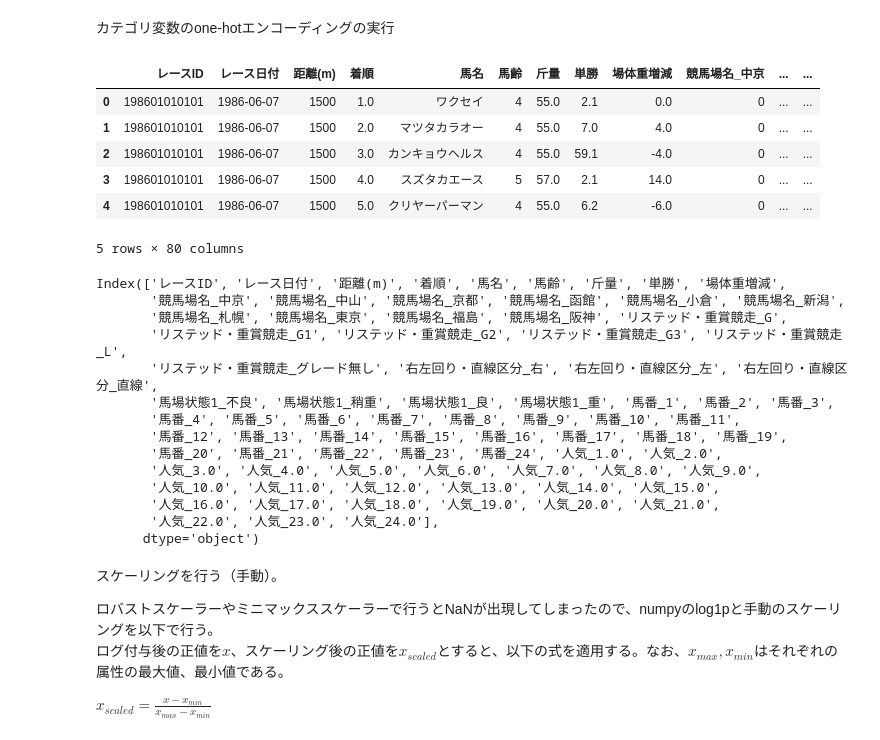
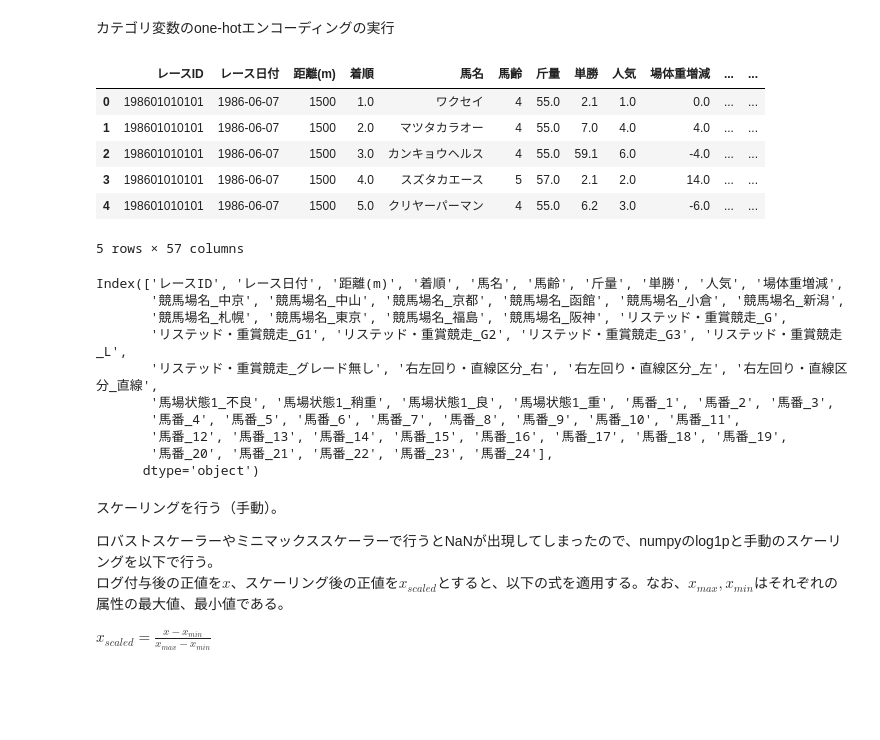
Before and after one commit to HiranoAkihiro/Horse_Racing, a Jupyter notebook: data_preparation.ipynb, the cells around one changed output. Saved outputs shown, nothing was run; the diff lists cells and outputs as text; code cells hidden in the pictures; blank space fills up the shorter version.

```diff
--- a/data_preparation.ipynb
+++ b/data_preparation.ipynb
@@ -199,24 +193,24 @@ See the caveats in the documentation: https://pandas.pydata.org/pandas-docs/stab
 # %% [markdown]
 カテゴリ変数のone-hotエンコーディングの実行
 # %%
-categorical_columns = ['競馬場名', 'リステッド・重賞競走', '右左回り・直線区分', '馬場状態1', '馬番', '人気']
+categorical_columns = ['競馬場名', 'リステッド・重賞競走', '右左回り・直線区分', '馬場状態1', '馬番']
 df_encoded = pd.get_dummies(df_race_result, columns=categorical_columns)
 bool_cols = df_encoded.select_dtypes(include='bool').columns
 df_encoded[bool_cols] = df_encoded[bool_cols].astype(int)
 df_race_result = df_encoded
 df_race_result.head()
 # %% [output]
-|  | レースID | レース日付 | 距離(m) | 着順 | 馬名 | 馬齢 | 斤量 | 単勝 | 場体重増減 | 競馬場名_中京 | ... | ... |
-| 0 | 198601010101 | 1986-06-07 | 1500 | 1.0 | ワクセイ | 4 | 55.0 | 2.1 | 0.0 | 0 | ... | ... |
-| 1 | 198601010101 | 1986-06-07 | 1500 | 2.0 | マツタカラオー | 4 | 55.0 | 7.0 | 4.0 | 0 | ... | ... |
-| 2 | 198601010101 | 1986-06-07 | 1500 | 3.0 | カンキョウヘルス | 4 | 55.0 | 59.1 | -4.0 | 0 | ... | ... |
-| 3 | 198601010101 | 1986-06-07 | 1500 | 4.0 | スズタカエース | 5 | 57.0 | 2.1 | 14.0 | 0 | ... | ... |
-| 4 | 198601010101 | 1986-06-07 | 1500 | 5.0 | クリヤーパーマン | 4 | 55.0 | 6.2 | -6.0 | 0 | ... | ... |
+|  | レースID | レース日付 | 距離(m) | 着順 | 馬名 | 馬齢 | 斤量 | 単勝 | 人気 | 場体重増減 | ... | ... |
+| 0 | 198601010101 | 1986-06-07 | 1500 | 1.0 | ワクセイ | 4 | 55.0 | 2.1 | 1.0 | 0.0 | ... | ... |
+| 1 | 198601010101 | 1986-06-07 | 1500 | 2.0 | マツタカラオー | 4 | 55.0 | 7.0 | 4.0 | 4.0 | ... | ... |
+| 2 | 198601010101 | 1986-06-07 | 1500 | 3.0 | カンキョウヘルス | 4 | 55.0 | 59.1 | 6.0 | -4.0 | ... | ... |
+| 3 | 198601010101 | 1986-06-07 | 1500 | 4.0 | スズタカエース | 5 | 57.0 | 2.1 | 2.0 | 14.0 | ... | ... |
+| 4 | 198601010101 | 1986-06-07 | 1500 | 5.0 | クリヤーパーマン | 4 | 55.0 | 6.2 | 3.0 | -6.0 | ... | ... |
-5 rows × 80 columns
+5 rows × 57 columns
 # %%
 print(df_race_result.columns)
 # %% [output]
-Index(['レースID', 'レース日付', '距離(m)', '着順', '馬名', '馬齢', '斤量', '単勝', '場体重増減',
+Index(['レースID', 'レース日付', '距離(m)', '着順', '馬名', '馬齢', '斤量', '単勝', '人気', '場体重増減',
        '競馬場名_中京', '競馬場名_中山', '競馬場名_京都', '競馬場名_函館', '競馬場名_小倉', '競馬場名_新潟',
        '競馬場名_札幌', '競馬場名_東京', '競馬場名_福島', '競馬場名_阪神', 'リステッド・重賞競走_G',
        'リステッド・重賞競走_G1', 'リステッド・重賞競走_G2', 'リステッド・重賞競走_G3', 'リステッド・重賞競走_L',
@@ -224,11 +218,7 @@ Index(['レースID', 'レース日付', '距離(m)', '着順', '馬名', '馬
        '馬場状態1_不良', '馬場状態1_稍重', '馬場状態1_良', '馬場状態1_重', '馬番_1', '馬番_2', '馬番_3',
        '馬番_4', '馬番_5', '馬番_6', '馬番_7', '馬番_8', '馬番_9', '馬番_10', '馬番_11',
        '馬番_12', '馬番_13', '馬番_14', '馬番_15', '馬番_16', '馬番_17', '馬番_18', '馬番_19',
-       '馬番_20', '馬番_21', '馬番_22', '馬番_23', '馬番_24', '人気_1.0', '人気_2.0',
-       '人気_3.0', '人気_4.0', '人気_5.0', '人気_6.0', '人気_7.0', '人気_8.0', '人気_9.0',
-       '人気_10.0', '人気_11.0', '人気_12.0', '人気_13.0', '人気_14.0', '人気_15.0',
-       '人気_16.0', '人気_17.0', '人気_18.0', '人気_19.0', '人気_20.0', '人気_21.0',
-       '人気_22.0', '人気_23.0', '人気_24.0'],
+       '馬番_20', '馬番_21', '馬番_22', '馬番_23', '馬番_24'],
       dtype='object')
 # %% [markdown]
 スケーリングを行う（手動）。
```
Also changed, not shown: parts of 4 cells of this notebook.
